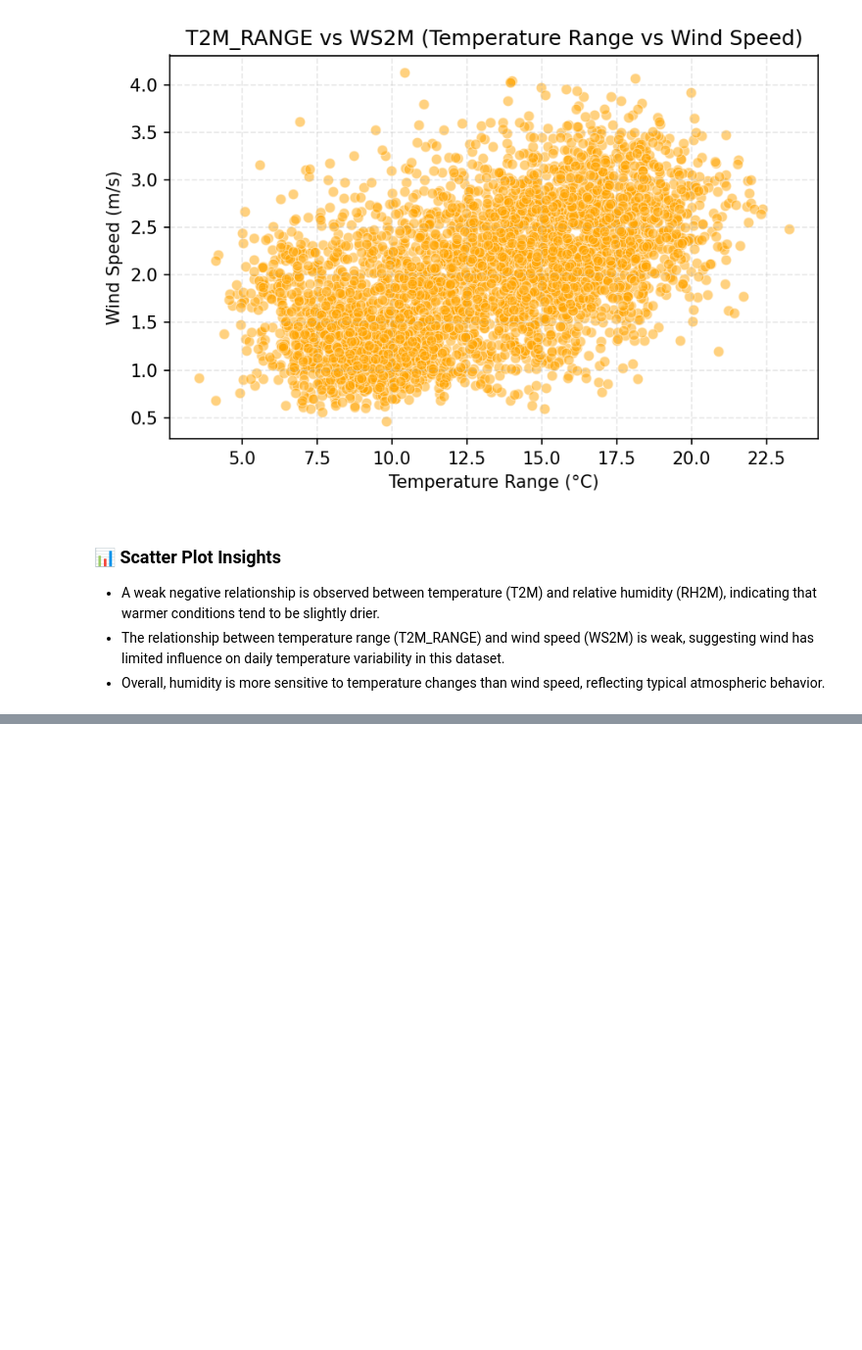
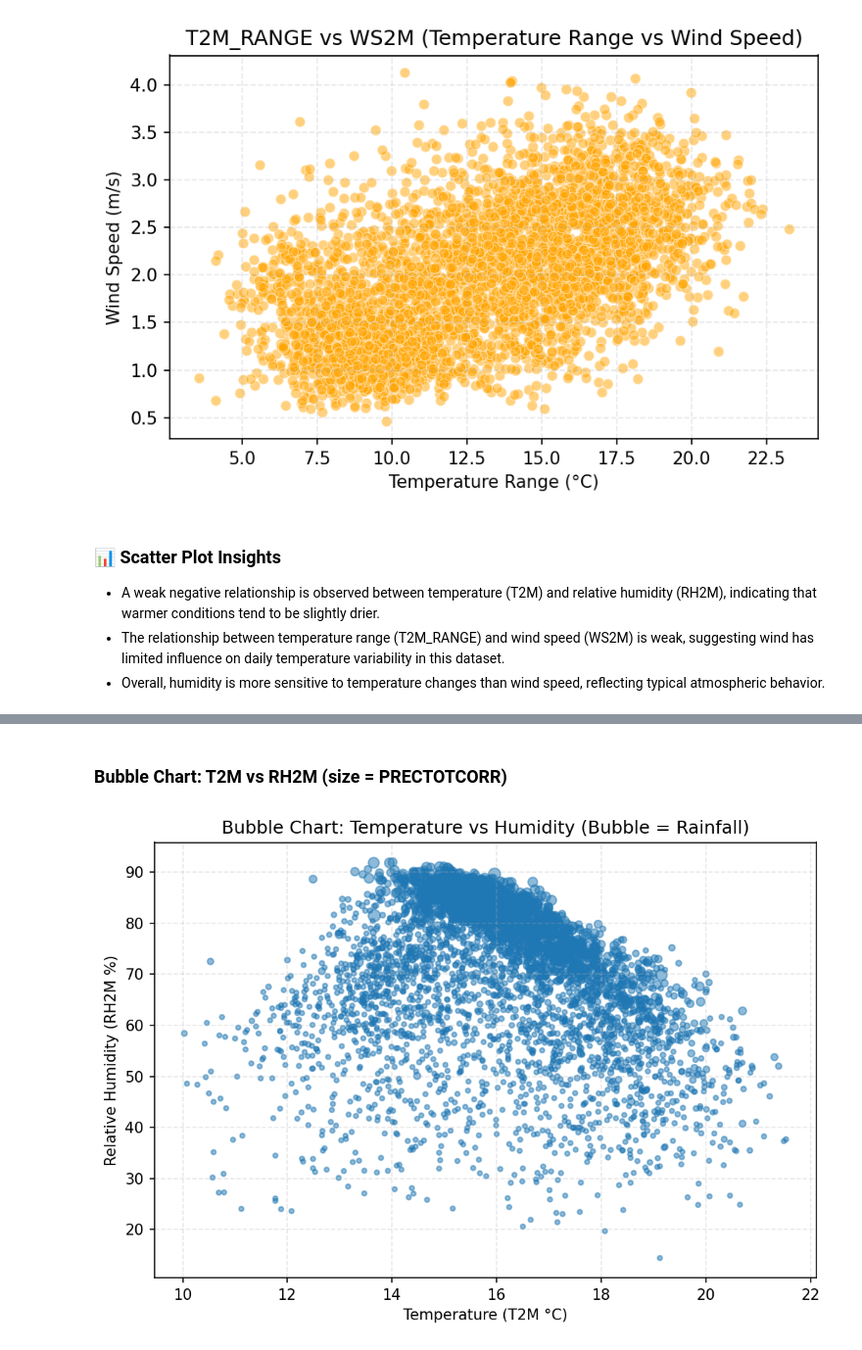
Before and after one commit to bemnetne/climate-challenge-week0, a Jupyter notebook: notebooks/ethiopia_eda.ipynb, the cells around one changed output, grey strips where cells are left out. Shown at 98% size. Saved outputs shown, nothing was run; the diff lists cells and outputs as text; code cells hidden in the pictures; blank space fills up the shorter version.

```diff
--- a/notebooks/ethiopia_eda.ipynb
+++ b/notebooks/ethiopia_eda.ipynb
@@ -575,0 +640,24 @@ plt.show()
+# %% [markdown]
+### Bubble Chart: T2M vs RH2M (size = PRECTOTCORR)
+# %%
+plt.figure(figsize=(7,5), dpi=150)
+
+# Scale bubble size (important: rainfall can be highly skewed)
+sizes = np.sqrt(df["PRECTOTCORR"] + 1) * 10  # sqrt reduces extreme dominance
+
+plt.scatter(
+    df["T2M"],          # X-axis: Temperature
+    df["RH2M"],         # Y-axis: Humidity
+    s=sizes,            # Bubble size: Rainfall
+    alpha=0.5
+)
+
+plt.title("Bubble Chart: Temperature vs Humidity (Bubble = Rainfall)")
+plt.xlabel("Temperature (T2M °C)")
+plt.ylabel("Relative Humidity (RH2M %)")
+plt.grid(True, linestyle="--", alpha=0.3)
+
+plt.tight_layout()
+plt.show()
+# %% [output]
+[figure, added]
```
Also changed, not shown: parts of 27 cells of this notebook.
